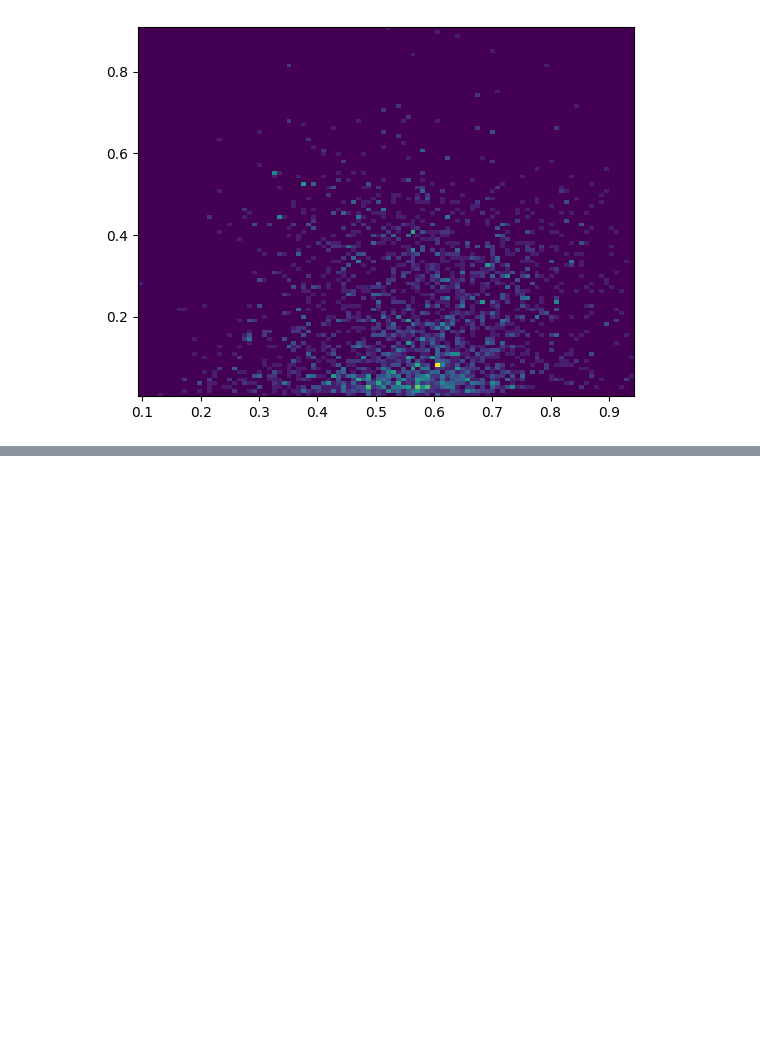
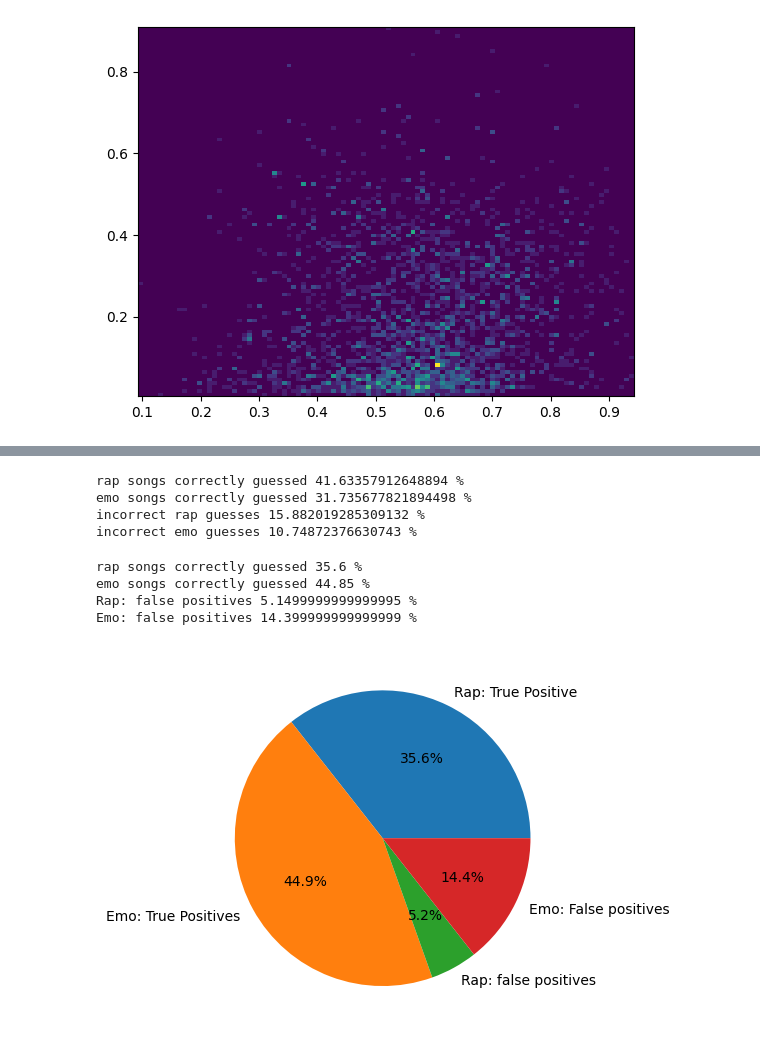
Before and after one commit to henrywhite2727/Genre_Predictor, a Jupyter notebook: testing.ipynb, the cells around one changed output, grey strips where cells are left out. Drawn from its saved outputs; the diff is of its cells as text; code cells hidden in the pictures; blank space fills up the shorter version.

```diff
--- a/testing.ipynb
+++ b/testing.ipynb
@@ -324,0 +430,44 @@ print(kounter/len(Techno))
+# %%
+#Answering question stated under "August 29, 2023" in Spotify Project Notebook
+energy_thresh=(np.median(Emo[:,1]+np.median(Rap[:,1])))/2
+
+#rap bounds
+low_rap=14091
+high_rap=15938
+
+#emo bounds
+low_index=12411
+high_index=14090
+
+
+#initializing counting variables
+correct_emo=0
+false_emo=0 #counts how many times emo is guessed for a rap song
+correct_rap=0
+false_rap=0
+
+#looping over all emo songs
+for i in range(len(Emo[:,0])):
+    if Emo[i,1]>=energy_thresh:
+        correct_emo+=1
+    if Emo[i,1]<energy_thresh:
+        false_rap+=1
+
+for i in range(len(Rap[:,0])):
+    if Rap[i,1]<=energy_thresh:
+        correct_rap+=1
+    if Rap[i,1]>energy_thresh:
+        false_emo +=1
+
+total_rap_and_emo=len(Emo[:,0])+len(Rap[:,0])
+
+
+print('rap songs correctly guessed',(correct_rap/total_rap_and_emo)*100,'%')
+print('emo songs correctly guessed',(correct_emo/total_rap_and_emo)*100,'%')
+print('incorrect rap guesses',(false_rap/total_rap_and_emo)*100,'%')
+print('incorrect emo guesses',(false_emo/total_rap_and_emo)*100,'%')
+# %% [output]
+rap songs correctly guessed 41.63357912648894 %
+emo songs correctly guessed 31.735677821894498 %
+incorrect rap guesses 15.882019285309132 %
+incorrect emo guesses 10.74872376630743 %
@@ -324,0 +561,9 @@ print(kounter/len(Techno))
+# %%
+#checking error probability for speechiness
+check_error_probability(Emo,Rap,5)
+# %% [output]
+rap songs correctly guessed 35.6 %
+emo songs correctly guessed 44.85 %
+Rap: false positives 5.1499999999999995 %
+Emo: false positives 14.399999999999999 %
+[figure, added]
```
Also changed, not shown: parts of 13 cells of this notebook, 1 other file.
